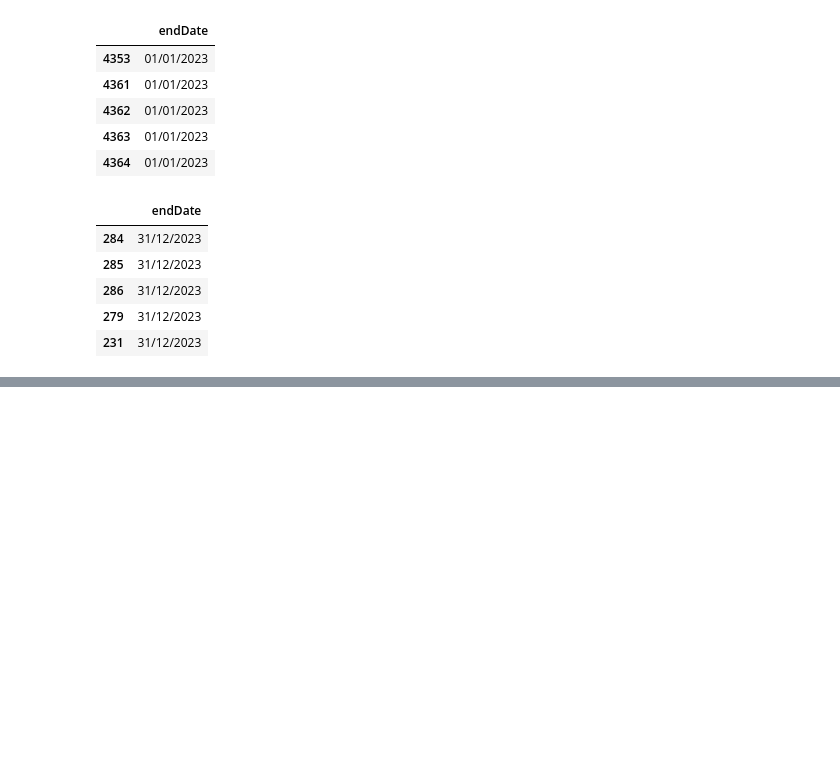
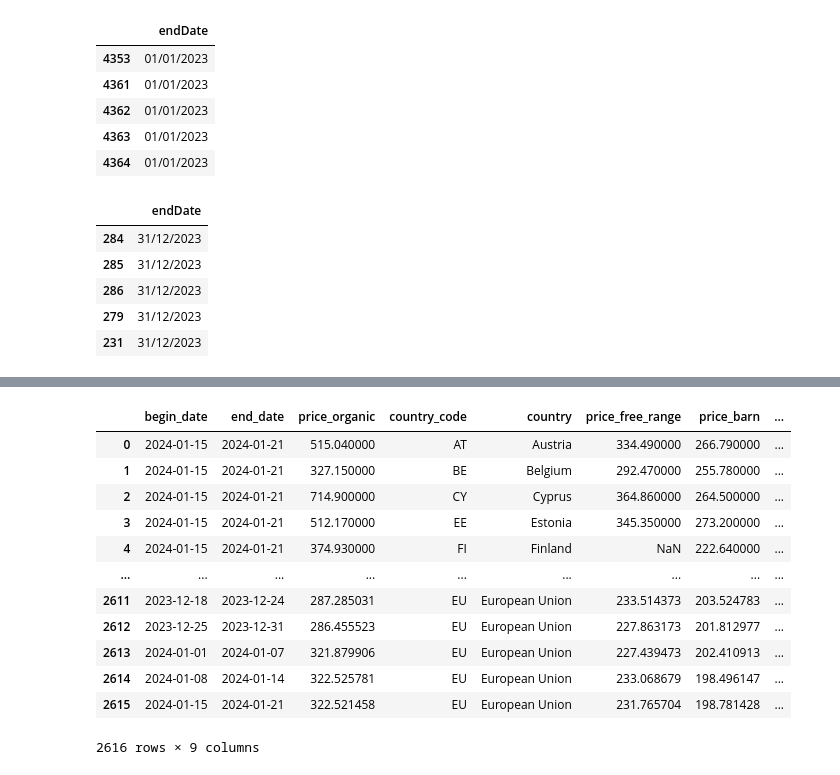
Before and after one commit to adamayaita/Capstone_Project_Organic_Foods, a Jupyter notebook: data_prices_eggs.ipynb, the cells around one changed output, grey strips where cells are left out. Drawn from its saved outputs; the diff is of its cells as text; code cells hidden in the pictures; blank space fills up the shorter version.

```diff
--- a/data_prices_eggs.ipynb
+++ b/data_prices_eggs.ipynb
@@ -194,0 +457,6 @@ prices_eggs[['price']].sort_values(by='price',ascending=True).tail()
+# %%
+# We do not need the population_share and weight_x_price variables anymore:
+prices_eggs = prices_eggs.drop(['population_share','weight_x_price'], axis=1)
+
+# Show variables:
+prices_eggs.info()
@@ -194,0 +512,9 @@ prices_eggs[['price']].sort_values(by='price',ascending=True).tail()
+# %%
+# Create dataframe specifically for farming method "Free range":
+prices_eggs_free_range = prices_eggs[prices_eggs['farming_method'] == "Free range"]
+
+# Rename price variable to specify the farming method:
+prices_eggs_free_range = prices_eggs_free_range.rename(columns={'price': 'price_free_range'})
+
+# Show dataframe:
+prices_eggs_free_range
@@ -194,0 +535,9 @@ prices_eggs[['price']].sort_values(by='price',ascending=True).tail()
+# %%
+# Create dataframe specifically for farming method "Barn":
+prices_eggs_barn = prices_eggs[prices_eggs['farming_method'] == "Barn"]
+
+# Rename price variable to specify the farming method:
+prices_eggs_barn = prices_eggs_barn.rename(columns={'price': 'price_barn'})
+
+# Show dataframe:
+prices_eggs_barn
@@ -194,0 +558,11 @@ prices_eggs[['price']].sort_values(by='price',ascending=True).tail()
+# %%
+# Now we stepwise merge the prices for free-range eggs and barn eggs (for each date and country_code)
+# to the dataframe for organic eggs and save the result in the prices_eggs dataframe:
+prices_eggs = pd.merge(prices_eggs_organic, prices_eggs_free_range[['begin_date','end_date','country_code','price_free_range']], on=['begin_date','end_date','country_code'], how='left')
+prices_eggs = pd.merge(prices_eggs, prices_eggs_barn[['begin_date','end_date','country_code','price_barn']], on=['begin_date','end_date','country_code'], how='left')
+
+# We do not need the variable "farming_method" anymore:
+prices_eggs = prices_eggs.drop(['farming_method'], axis=1)
+
+# Show dataframe:
+prices_eggs
@@ -194,0 +583,23 @@ prices_eggs[['price']].sort_values(by='price',ascending=True).tail()
+# %%
+# Relative price premium for organic vs. free-range eggs in percent:
+prices_eggs['price_organic_free_range'] = ( ( prices_eggs['price_organic'] / prices_eggs['price_free_range'] ) - 1 ) * 100
+
+# Relative price premium for organic vs. barn eggs in percent:
+prices_eggs['price_organic_barn'] = ( ( prices_eggs['price_organic'] / prices_eggs['price_barn'] ) - 1 ) * 100
+
+# Show results:
+prices_eggs
+# %% [output]
+|  | begin_date | end_date | price_organic | country_code | country | price_free_range | price_barn | ... |
+| 0 | 2024-01-15 | 2024-01-21 | 515.040000 | AT | Austria | 334.490000 | 266.790000 | ... |
+| 1 | 2024-01-15 | 2024-01-21 | 327.150000 | BE | Belgium | 292.470000 | 255.780000 | ... |
+| 2 | 2024-01-15 | 2024-01-21 | 714.900000 | CY | Cyprus | 364.860000 | 264.500000 | ... |
+| 3 | 2024-01-15 | 2024-01-21 | 512.170000 | EE | Estonia | 345.350000 | 273.200000 | ... |
+| 4 | 2024-01-15 | 2024-01-21 | 374.930000 | FI | Finland | NaN | 222.640000 | ... |
+| ... | ... | ... | ... | ... | ... | ... | ... | ... |
+| 2611 | 2023-12-18 | 2023-12-24 | 287.285031 | EU | European Union | 233.514373 | 203.524783 | ... |
+| 2612 | 2023-12-25 | 2023-12-31 | 286.455523 | EU | European Union | 227.863173 | 201.812977 | ... |
+| 2613 | 2024-01-01 | 2024-01-07 | 321.879906 | EU | European Union | 227.439473 | 202.410913 | ... |
+| 2614 | 2024-01-08 | 2024-01-14 | 322.525781 | EU | European Union | 233.068679 | 198.496147 | ... |
+| 2615 | 2024-01-15 | 2024-01-21 | 322.521458 | EU | European Union | 231.765704 | 198.781428 | ... |
+2616 rows × 9 columns
```
Also changed, not shown: parts of 38 cells of this notebook, 3 other files.
